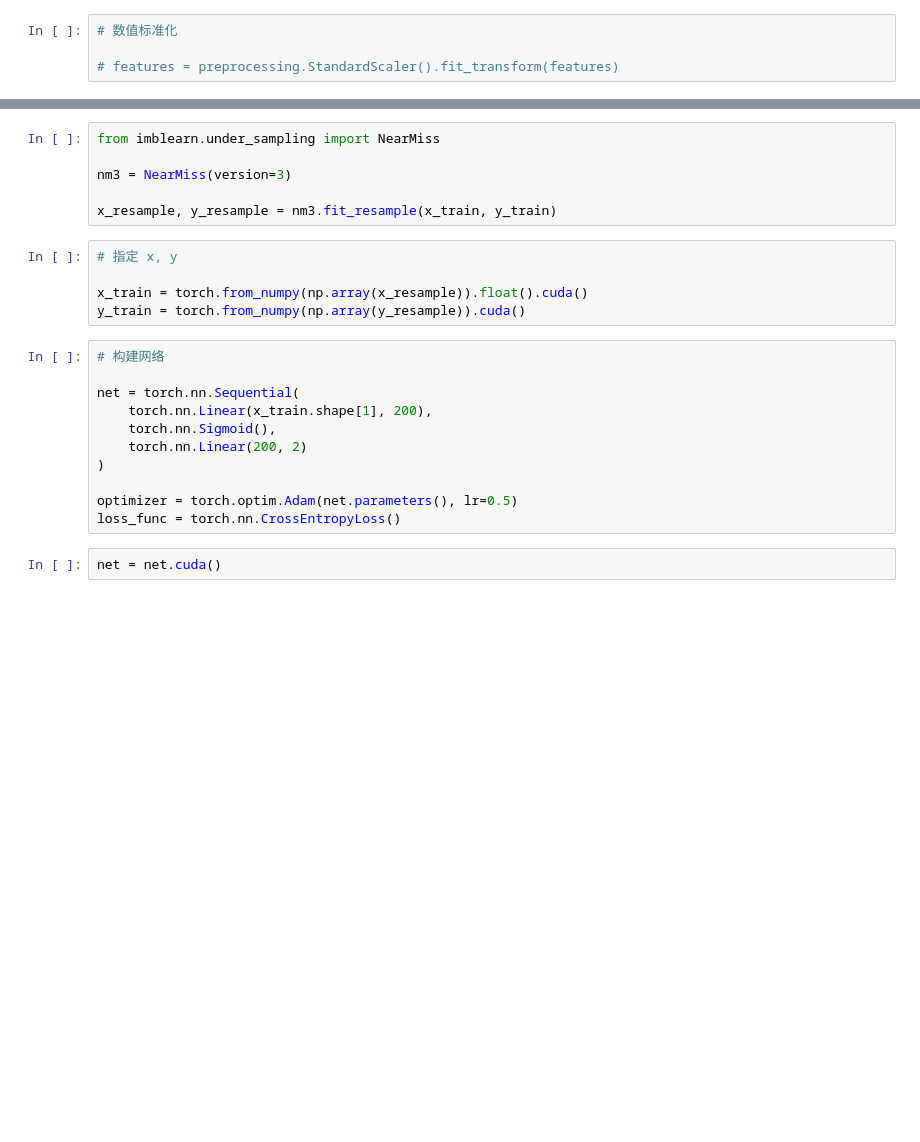
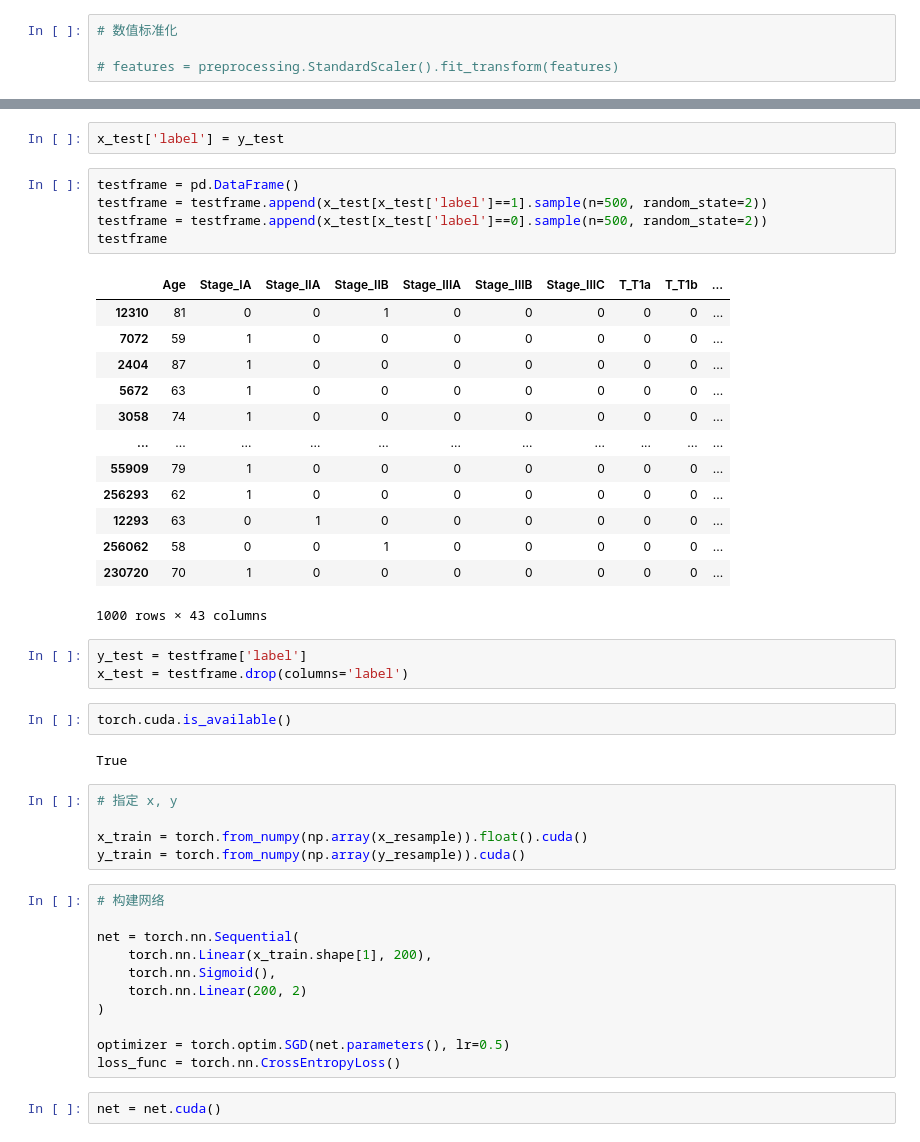
Before and after one commit to dearfad/mmhelper, a Jupyter notebook: project/qx/qx_torch.ipynb, the cells around one changed output, grey strips where cells are left out. Drawn from its saved outputs; the diff is of its cells as text; blank space fills up the shorter version.

```diff
--- a/project/qx/qx_torch.ipynb
+++ b/project/qx/qx_torch.ipynb
@@ -231,9 +232,31 @@ y_train.shape
-# %%
-from imblearn.under_sampling import NearMiss
-
-nm3 = NearMiss(version=3)
-
-x_resample, y_resample = nm3.fit_resample(x_train, y_train)
+# %%
+x_test['label'] = y_test
+# %%
+testframe = pd.DataFrame()
+testframe = testframe.append(x_test[x_test['label']==1].sample(n=500, random_state=2))
+testframe = testframe.append(x_test[x_test['label']==0].sample(n=500, random_state=2))
+testframe
+# %% [output]
+|  | Age | Stage_IA | Stage_IIA | Stage_IIB | Stage_IIIA | Stage_IIIB | Stage_IIIC | T_T1a | T_T1b | ... |
+| 12310 | 81 | 0 | 0 | 1 | 0 | 0 | 0 | 0 | 0 | ... |
+| 7072 | 59 | 1 | 0 | 0 | 0 | 0 | 0 | 0 | 0 | ... |
+| 2404 | 87 | 1 | 0 | 0 | 0 | 0 | 0 | 0 | 0 | ... |
+| 5672 | 63 | 1 | 0 | 0 | 0 | 0 | 0 | 0 | 0 | ... |
+| 3058 | 74 | 1 | 0 | 0 | 0 | 0 | 0 | 0 | 0 | ... |
+| ... | ... | ... | ... | ... | ... | ... | ... | ... | ... | ... |
+| 55909 | 79 | 1 | 0 | 0 | 0 | 0 | 0 | 0 | 0 | ... |
+| 256293 | 62 | 1 | 0 | 0 | 0 | 0 | 0 | 0 | 0 | ... |
+| 12293 | 63 | 0 | 1 | 0 | 0 | 0 | 0 | 0 | 0 | ... |
+| 256062 | 58 | 0 | 0 | 1 | 0 | 0 | 0 | 0 | 0 | ... |
+| 230720 | 70 | 1 | 0 | 0 | 0 | 0 | 0 | 0 | 0 | ... |
+1000 rows × 43 columns
+# %%
+y_test = testframe['label']
+x_test = testframe.drop(columns='label')
+# %%
+torch.cuda.is_available()
+# %% [output]
+True
 # %%
 # 指定 x, y
 
@@ -248,7 +271,7 @@ net = torch.nn.Sequential(
     torch.nn.Linear(200, 2)
 )
 
-optimizer = torch.optim.Adam(net.parameters(), lr=0.5)
+optimizer = torch.optim.SGD(net.parameters(), lr=0.5)
 loss_func = torch.nn.CrossEntropyLoss()
 # %%
 net = net.cuda()
```
Also changed, not shown: parts of 13 cells of this notebook.
